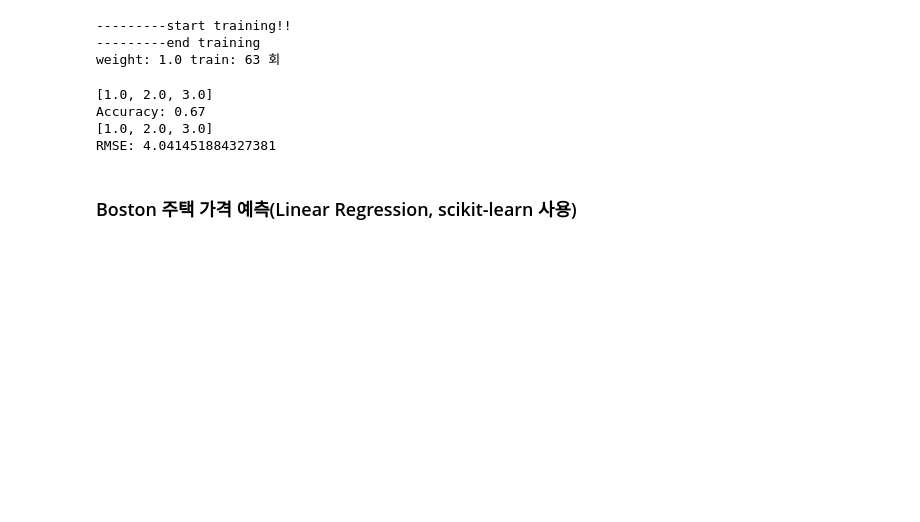
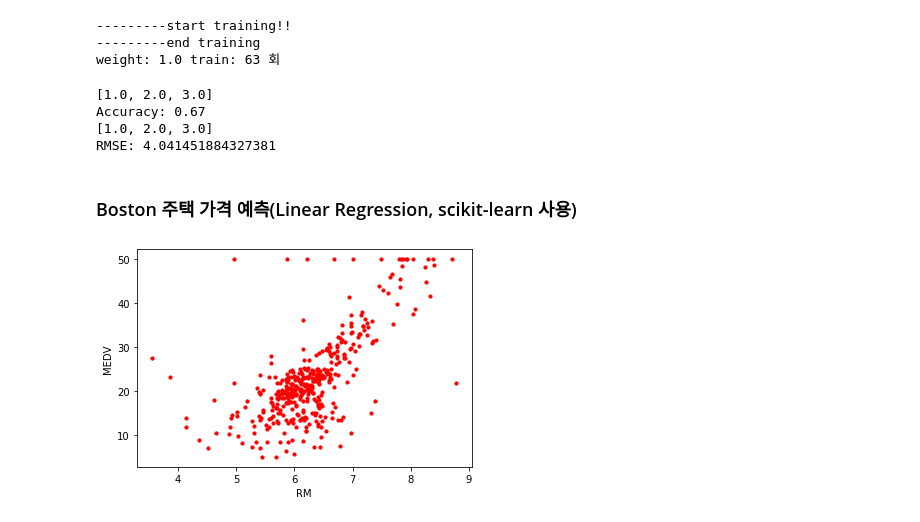
Before and after one commit to landturtler/2020_AI_education_example, a Jupyter notebook: 머신러닝/머신러닝기초.ipynb, the cells around one changed output. Drawn from its saved outputs; the diff is of its cells as text; code cells hidden in the pictures; blank space fills up the shorter version.

```diff
--- a/머신러닝/머신러닝기초.ipynb
+++ b/머신러닝/머신러닝기초.ipynb
@@ -219,3 +219,12 @@ Accuracy: 0.67
 RMSE: 4.041451884327381
 # %% [markdown]
 ### Boston 주택 가격 예측(Linear Regression, scikit-learn 사용)
+# %%
+df = pd.read_csv('boston_train.csv')
+plt.scatter(df['RM'],df['MEDV'], color = 'r', s=10)
+plt.xlabel('RM')
+plt.ylabel('MEDV')
+plt.show()
+# df
+# %% [output]
+[figure, added]
```
Also changed, not shown: parts of 3 cells of this notebook, 1 other file.
